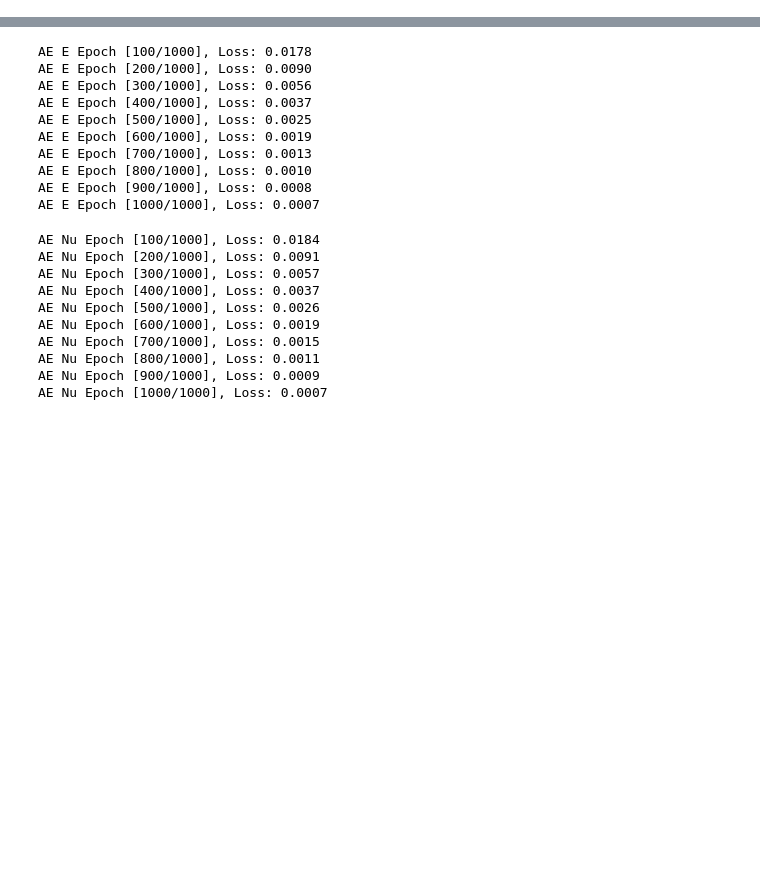
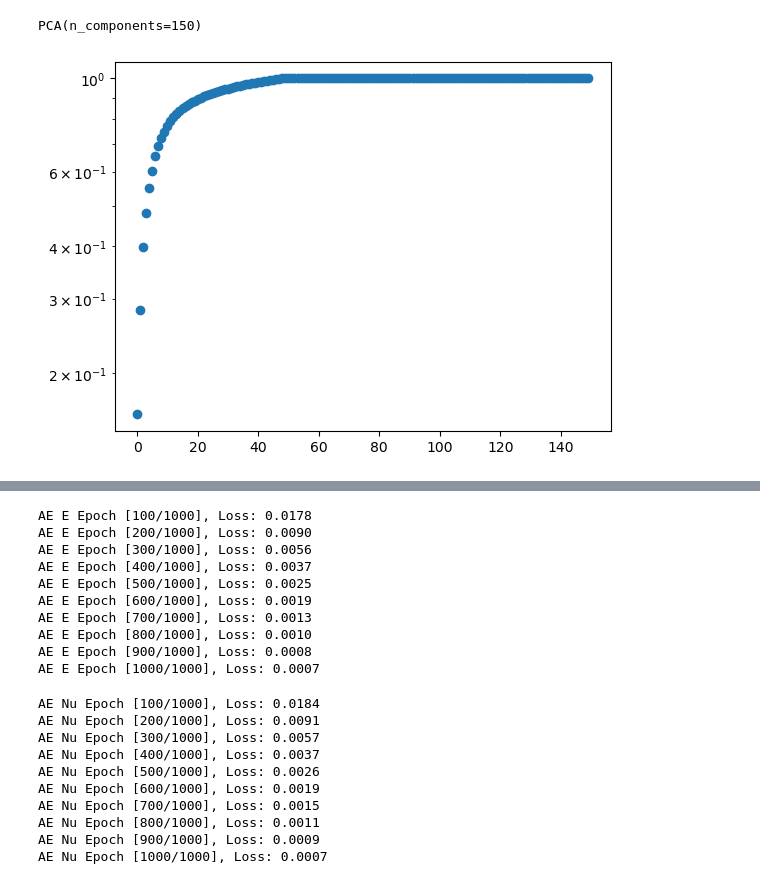
Before and after one commit to m-raj/microstructure-dependent-material-model, a Jupyter notebook: microstructure_dependent.ipynb, the cells around one changed output, grey strips where cells are left out. Saved outputs shown, nothing was run; the diff lists cells and outputs as text; code cells hidden in the pictures; blank space fills up the shorter version.

```diff
--- a/microstructure_dependent.ipynb
+++ b/microstructure_dependent.ipynb
@@ -13,7 +14,7 @@ from m_encoder import *
 with open('data/2024-10-13_PC1D_process10_data.pkl', 'rb') as f:
     data = pickle.load(f)
 
-N = 100
+N = 1000
 step = 50
 
 e = torch.tensor(data['strain'][:N,::step], dtype=torch.float32)
@@ -24,3 +25,9 @@ E = torch.tensor(data['E'][:N], dtype=torch.float32)
 nu = torch.tensor(data['nu'][:N], dtype=torch.float32)
 
 loss_function = LossFunction()
+# %%
+pca = PCA(n_components=150)
+# %%
+pca.fit(E)
+# %% [output]
+PCA(n_components=150)
@@ -26,0 +36,5 @@ loss_function = LossFunction()
+# %%
+plt.semilogy(np.cumsum(pca.explained_variance_ratio_), 'o')
+plt.show()
+# %% [output]
+[figure, added]
```
Also changed, not shown: parts of 5 cells of this notebook, 2 other files.
